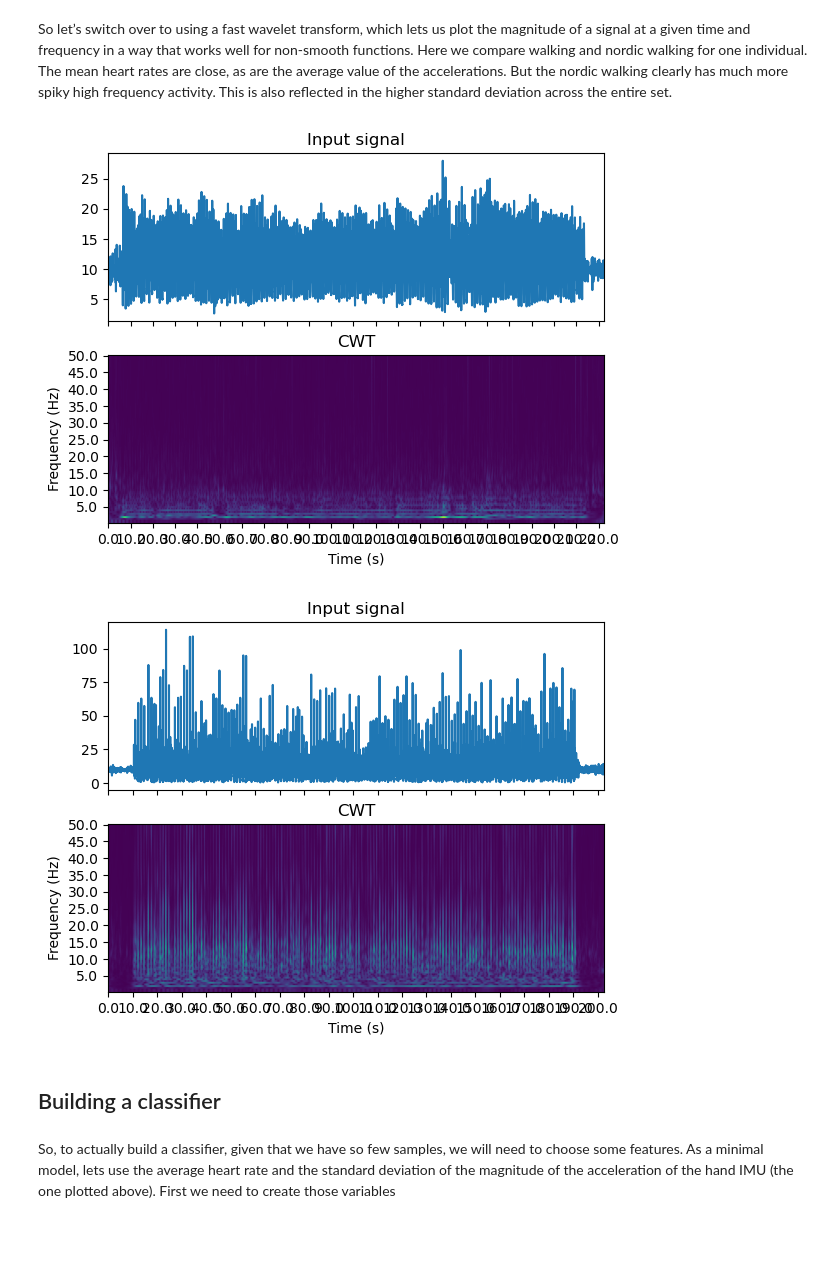
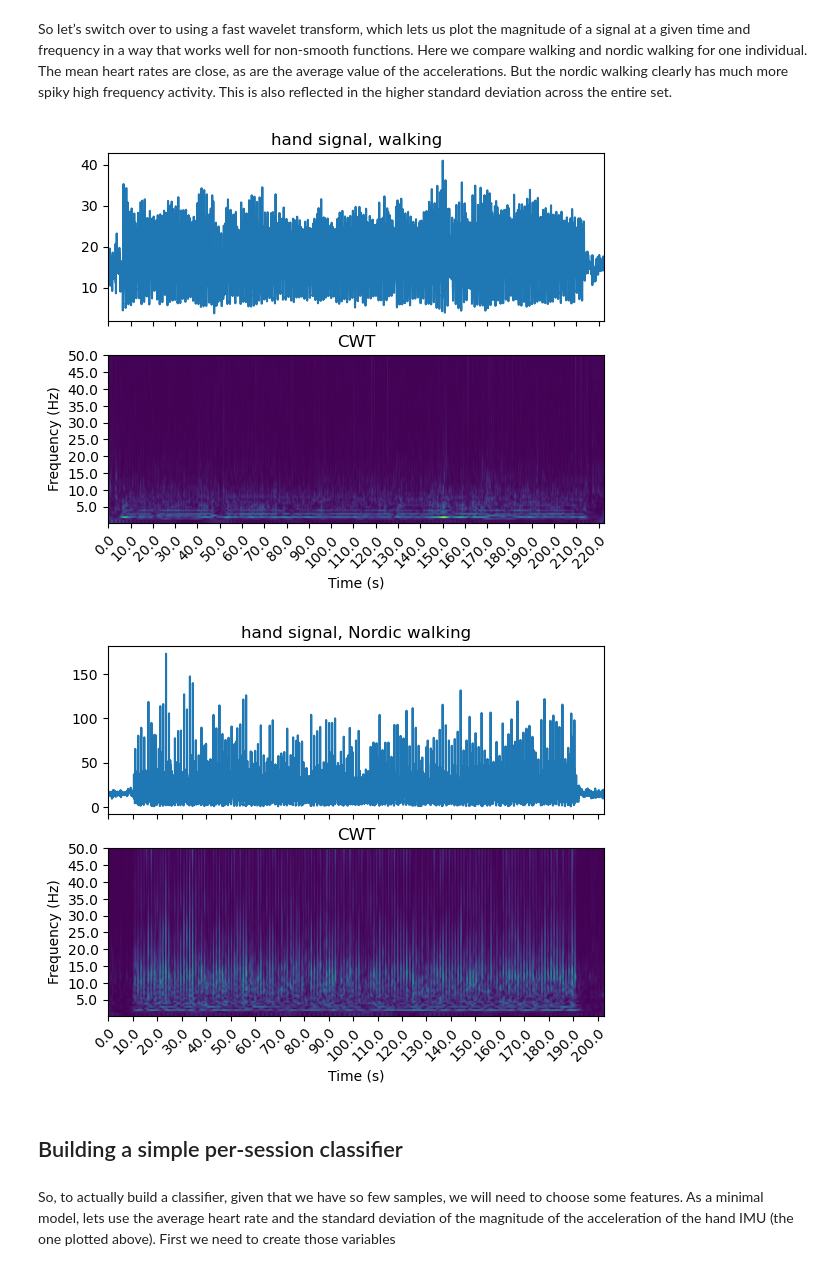
Before and after one commit to dsweber2/portfolio, a Jupyter notebook: delphi/timeSeriesAnalysis.ipynb, the cells around one changed output. Cells and saved outputs as stored; diff of their text form; code cells hidden in the pictures; blank space fills up the shorter version.

```diff
--- a/delphi/timeSeriesAnalysis.ipynb
+++ b/delphi/timeSeriesAnalysis.ipynb
@@ -322,17 +327,34 @@ plt.plot(time, frame["hand"].loc[one_walking])
 # %% [markdown]
 So let&rsquo;s switch over to using a fast wavelet transform, which lets us plot the magnitude of a signal at a given time and frequency in a way that works well for non-smooth functions. Here we compare walking and nordic walking for one individual. The mean heart rates are close, as are the average value of the accelerations. But the nordic walking clearly has much more spiky high frequency activity. This is also reflected in the higher standard deviation across the entire set.
-# %%
-#plot cwt
-fs = 100 # the sampling frequency, rounded to the nearest integer
-
-fcwt.plot(frame["hand"].loc[one_walking].values, fs)
-one_nordic = subject_activity(1,'Nordic walking')
-fcwt.plot(frame["hand"].loc[one_nordic].values, fs)
-# %% [output]
-[figure, removed]
-[figure, removed]
+# %%
+fs = 100 # the sampling frequency, rounded to the nearest integer
+signal = frame["hand"].loc[one_walking].values
+title = "hand signal, walking"
+def plot_cwt(signal, title):
+    f0 = 1/(signal.size/fs)
+    f1 = fs/2
+    fn = 100
+
+    freqs, output = fcwt.cwt(signal, fs, f0, f1, fn)
+    fig, (ax1, ax2) = plt.subplots(2, 1, sharex=True)
+    ax1.plot(signal)
+    ax1.set_title(title)
+    ax2.imshow(np.abs(output),aspect='auto')
+    ax2.set_xlabel('Time (s)')
+    ax2.set_ylabel('Frequency (Hz)')
+    ax2.set_title('CWT')
+    ax2.set_xticks(np.arange(0,signal.size,fs*10),np.arange(0,signal.size/fs,10))
+    plt.setp(ax2.get_xticklabels(),rotation=45, ha="right", rotation_mode="anchor")
+    ax2.set_yticks(np.arange(0,fn,fn/10),np.round(freqs[::int(fn/10)]))
+    plt.show()
+plot_cwt(signal, title)
+one_nordic = subject_activity(1,'Nordic walking')
+plot_cwt(frame["hand"].loc[one_nordic].values, "hand signal, Nordic walking")
+# %% [output]
+[figure, added]
+[figure, added]
 # %% [markdown]
-## Building a classifier
+## Building a simple per-session classifier
 # %% [markdown]
 So, to actually build a classifier, given that we have so few samples, we will need to choose some features. As a minimal model, lets use the average heart rate and the standard deviation of the magnitude of the acceleration of the hand IMU (the one plotted above).
 First we need to create those variables
```
Also changed, not shown: parts of 39 cells of this notebook, 2 other files.
